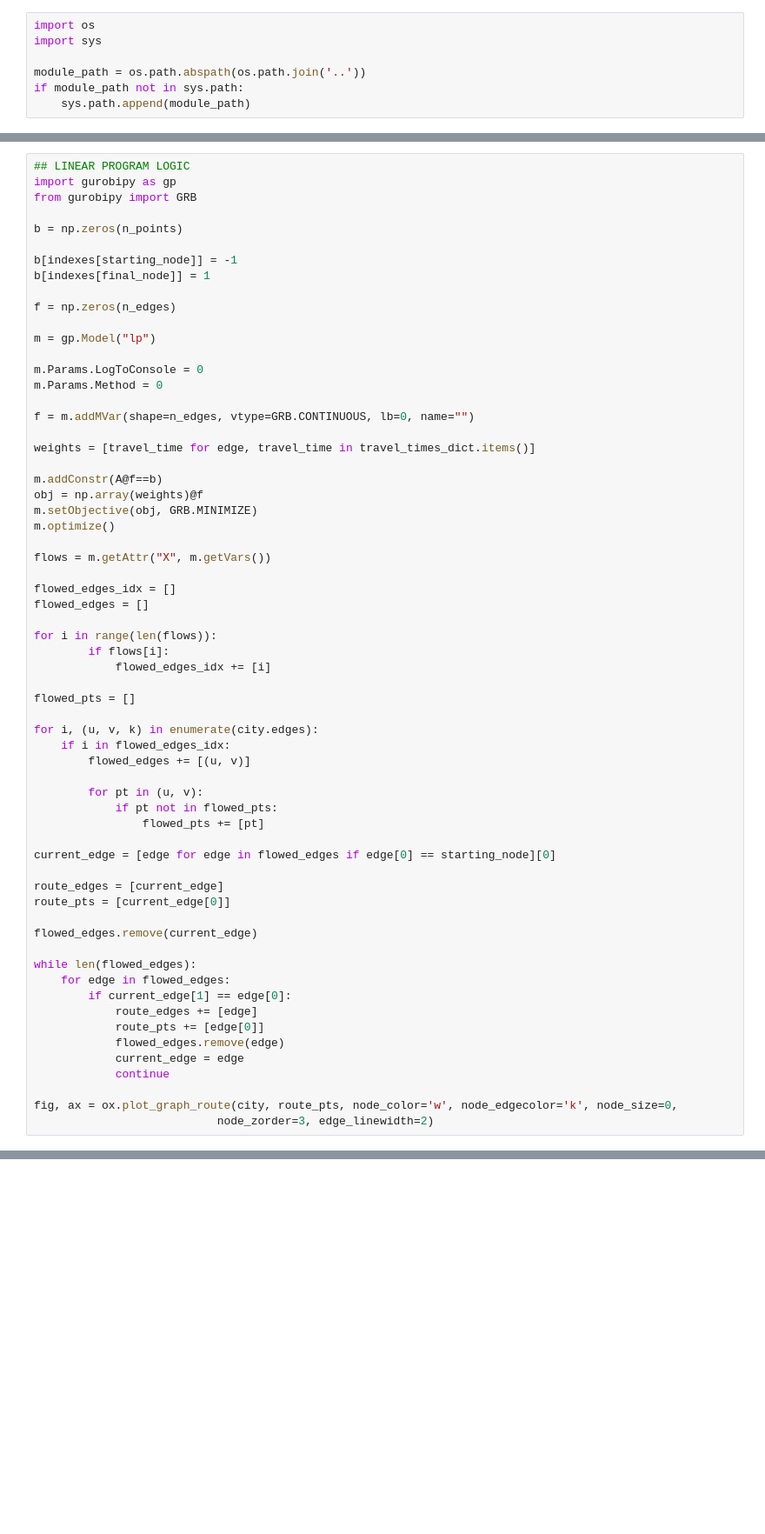
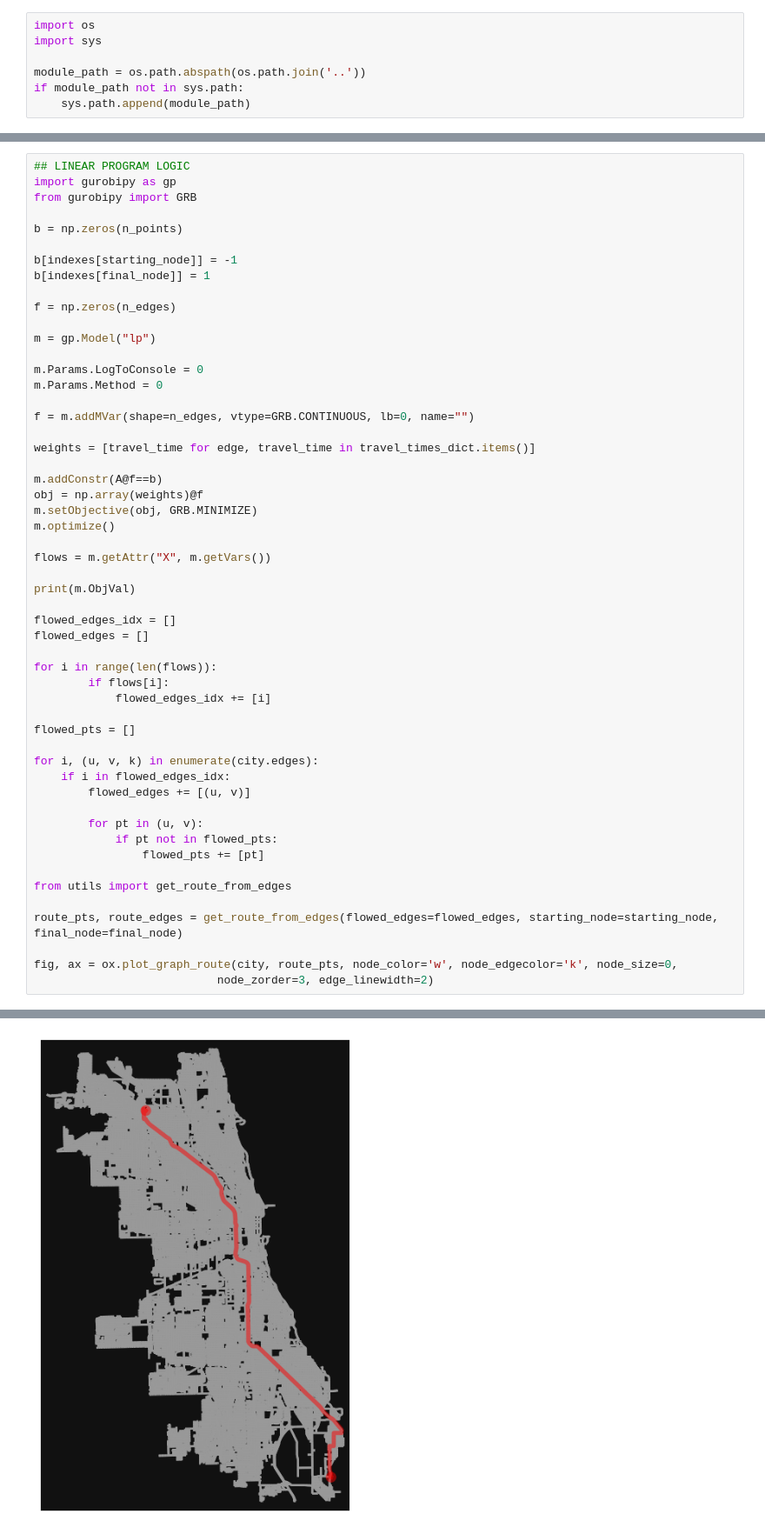
Before and after one commit to jcrayb/transport-research-project, a Jupyter notebook: osmnx/chicago.ipynb, the cells around one changed output, grey strips where cells are left out. Shown: that part at 87% size. Drawn from its saved outputs; the diff is of its cells as text; blank space fills up the shorter version.

```diff
--- a/osmnx/chicago.ipynb
+++ b/osmnx/chicago.ipynb
@@ -83,6 +86,8 @@ m.optimize()
 
 flows = m.getAttr("X", m.getVars())
 
+print(m.ObjVal)
+
 flowed_edges_idx = []
 flowed_edges = []
 
@@ -100,21 +105,10 @@ for i, (u, v, k) in enumerate(city.edges):
             if pt not in flowed_pts:
                 flowed_pts += [pt]
 
-current_edge = [edge for edge in flowed_edges if edge[0] == starting_node][0]
+from utils import get_route_from_edges
 
-route_edges = [current_edge]
-route_pts = [current_edge[0]]
-
-flowed_edges.remove(current_edge)
-
-while len(flowed_edges):
-    for edge in flowed_edges:
-        if current_edge[1] == edge[0]:
-            route_edges += [edge]
-            route_pts += [edge[0]]
-            flowed_edges.remove(edge)
-            current_edge = edge
-            continue
+route_pts, route_edges = get_route_from_edges(flowed_edges=flowed_edges, starting_node=starting_node, final_node=final_node)
 
 fig, ax = ox.plot_graph_route(city, route_pts, node_color='w', node_edgecolor='k', node_size=0,
                            node_zorder=3, edge_linewidth=2)
+# %% [output]
@@ -120,0 +118 @@ fig, ax = ox.plot_graph_route(city, route_pts, node_color='w', node_edgecolor='k
+[figure, added]
```
Also changed, not shown: parts of 5 cells of this notebook, 3 other files.
